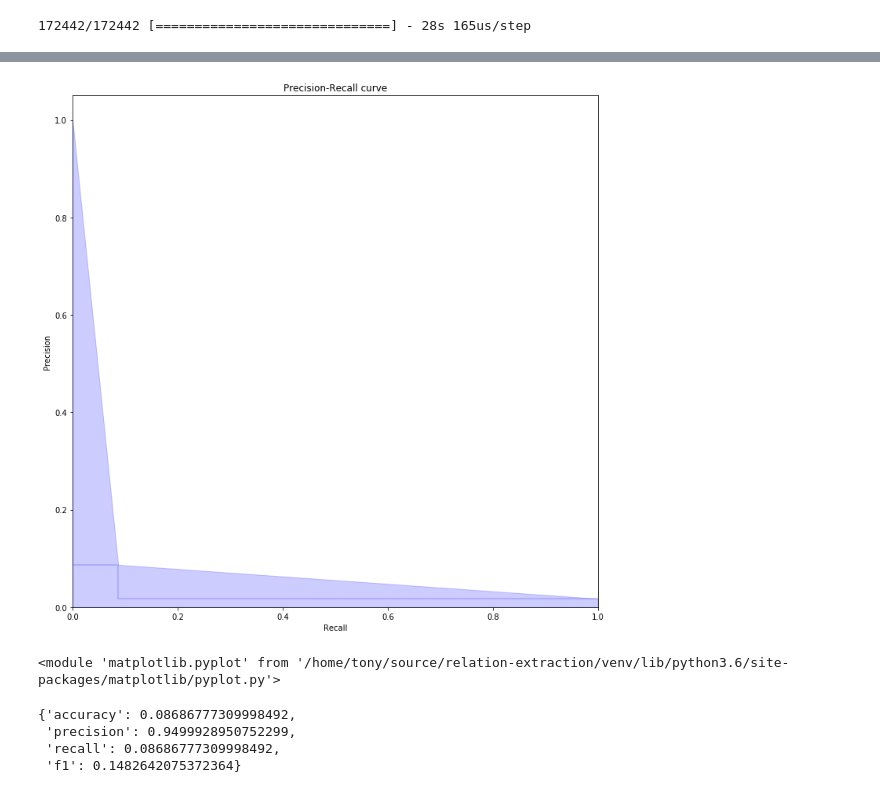
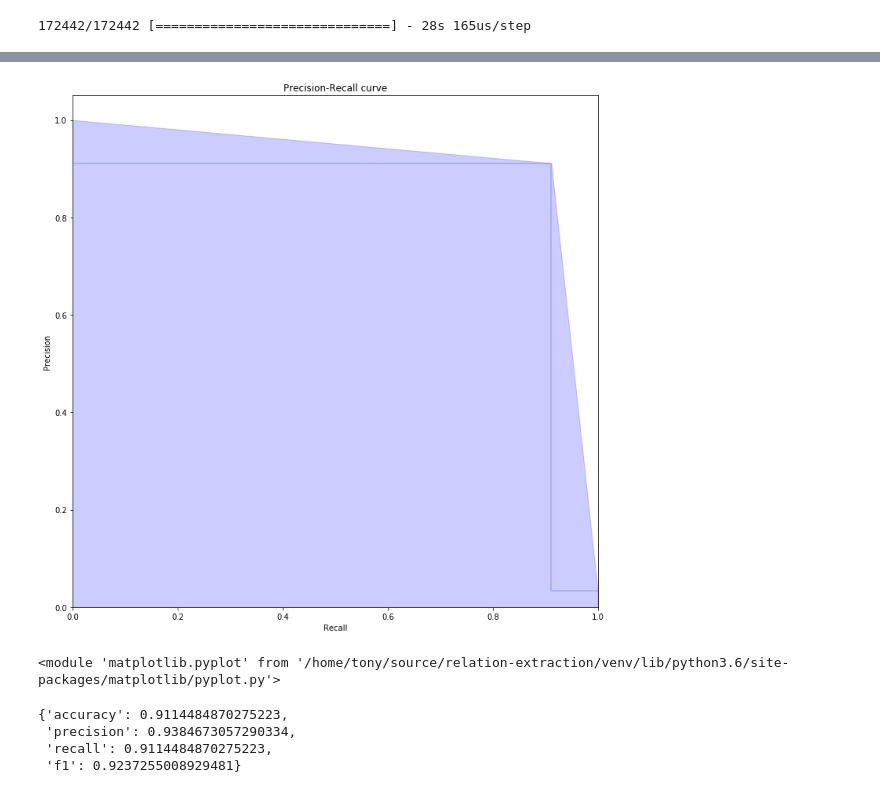
Before and after one commit to antonpetkoff/relation-extraction, a Jupyter notebook: notebooks/cnn_word_embeddings.ipynb, the cells around one changed output, grey strips where cells are left out. Saved outputs shown, nothing was run; the diff lists cells and outputs as text; code cells hidden in the pictures.

```diff
--- a/notebooks/cnn_word_embeddings.ipynb
+++ b/notebooks/cnn_word_embeddings.ipynb
@@ -206,4 +230,11 @@ Shape of label tensor: (521752, 30)
 # %%
-model.fit(padded_train_sequences, labels, epochs=2, batch_size=128)
+# class_weights_dict
+model.fit(
+    padded_train_sequences,
+    labels,
+    epochs=2,
+    batch_size=128,
+    class_weight='balanced'#class_weights_dict
+)
 # %% [output]
 Epoch 1/2
@@ -268,2 +257,0 @@ LogisticRegression(C=1.0, class_weight='balanced', dual=False,
-# %%
-predictions = model.predict(df_test_x)
@@ -286,8 +258,9 @@ Shape of transformed input: (172446, 50)
+# %%
+predicted_labels = label_encoder.inverse_transform(predictions).ravel()
 # %%
 from collections import Counter
-Counter(predictions)
+Counter(predicted_labels)
 
-predicted_labels = predictions
 gold_labels = df_test_y
 
 Counter(gold_labels)
@@ -331,22 +299,22 @@ combined_labels = np.append(df_test_y, [df_train_y]).reshape(-1, 1) # TODO: load
 # %%
 # Precision-Recall Curve
 precision, recall, threshold = evaluation.compute_precision_recall_curve(
     y_true=df_test_y.values.reshape(-1, 1),
     y_pred=predicted_labels.reshape(-1, 1),
-    classes=combined_labels
+    classes=classes.reshape(-1, 1)
 )
 
 plt.rcParams["figure.figsize"] = (12, 12)
 visualization.plot_precision_recall_curve(precision, recall)
 # %% [output]
-[figure, old version]
+[figure, new version]
 <module 'matplotlib.pyplot' from '/home/tony/source/relation-extraction/venv/lib/python3.6/site-packages/matplotlib/pyplot.py'>
 # %%
-evaluation.compute_score(predicted_labels, gold_labels, labels=combined_labels)
+evaluation.compute_score(predicted_labels, gold_labels, labels=classes)
 # %% [output]
-{'accuracy': 0.08686777309998492,
- 'precision': 0.9499928950752299,
- 'recall': 0.08686777309998492,
- 'f1': 0.1482642075372364}
+{'accuracy': 0.9114484870275223,
+ 'precision': 0.9384673057290334,
+ 'recall': 0.9114484870275223,
+ 'f1': 0.9237255008929481}
 # %%
 from sklearn.metrics import confusion_matrix
```
Also changed, not shown: parts of 15 cells of this notebook.
